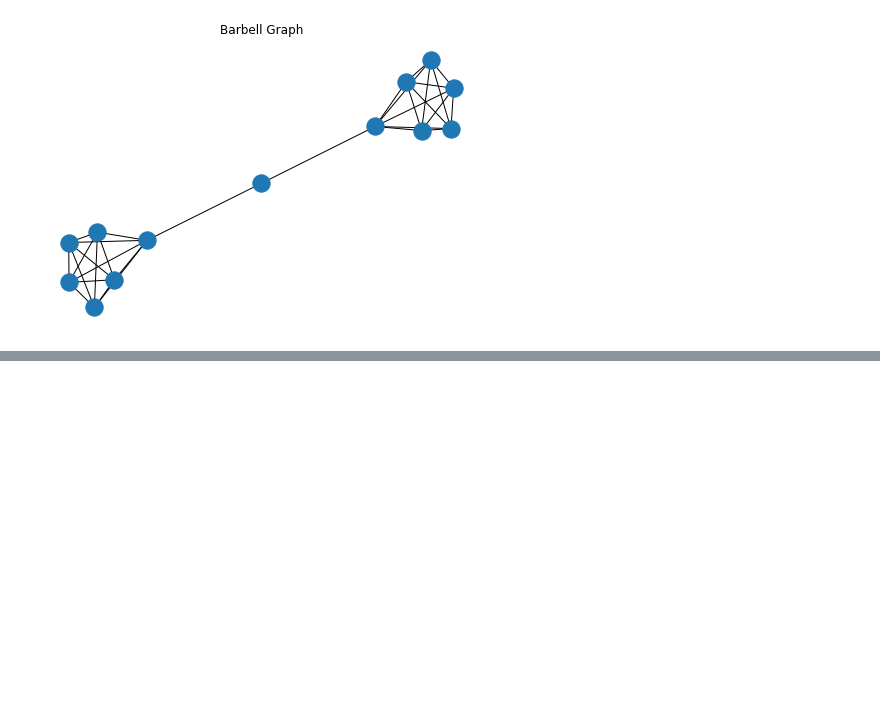
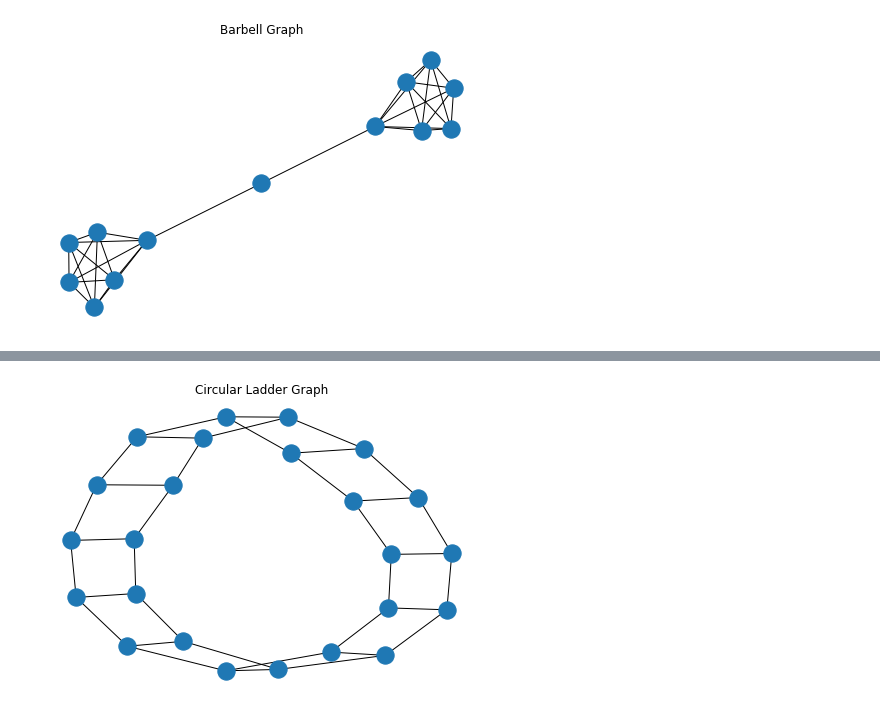
Before and after one commit to Fennec2000GH/Caterpillar-Quota-Walk-Sampling, a Jupyter notebook: src/Week2/Chapter5.ipynb, the cells around one changed output, grey strips where cells are left out. Drawn from its saved outputs; the diff is of its cells as text; code cells hidden in the pictures; blank space fills up the shorter version.

```diff
--- a/src/Week2/Chapter5.ipynb
+++ b/src/Week2/Chapter5.ipynb
@@ -146,0 +207,15 @@ import networkx as nx
+# %%
+# networkx.generators.classic.circular_ladder_graph
+# circular_ladder_graph(n, create_using=None) Returns the circular ladder graph 𝐶𝐿𝑛 of length n.
+# 𝐶𝐿𝑛 consists of two concentric n-cycles in which each of the n pairs of concentric nodes are joined by an edge. Node labels are the integers 0 to n-1
+
+import matplotlib.pyplot as plt
+import networkx as nx
+%matplotlib inline
+
+G = nx.circular_ladder_graph(n=12, create_using=nx.Graph)
+nx.draw(G=G)
+plt.title(label='Circular Ladder Graph')
+plt.show()
+# %% [output]
+[figure, added]
```
Also changed, not shown: parts of 10 cells of this notebook.
